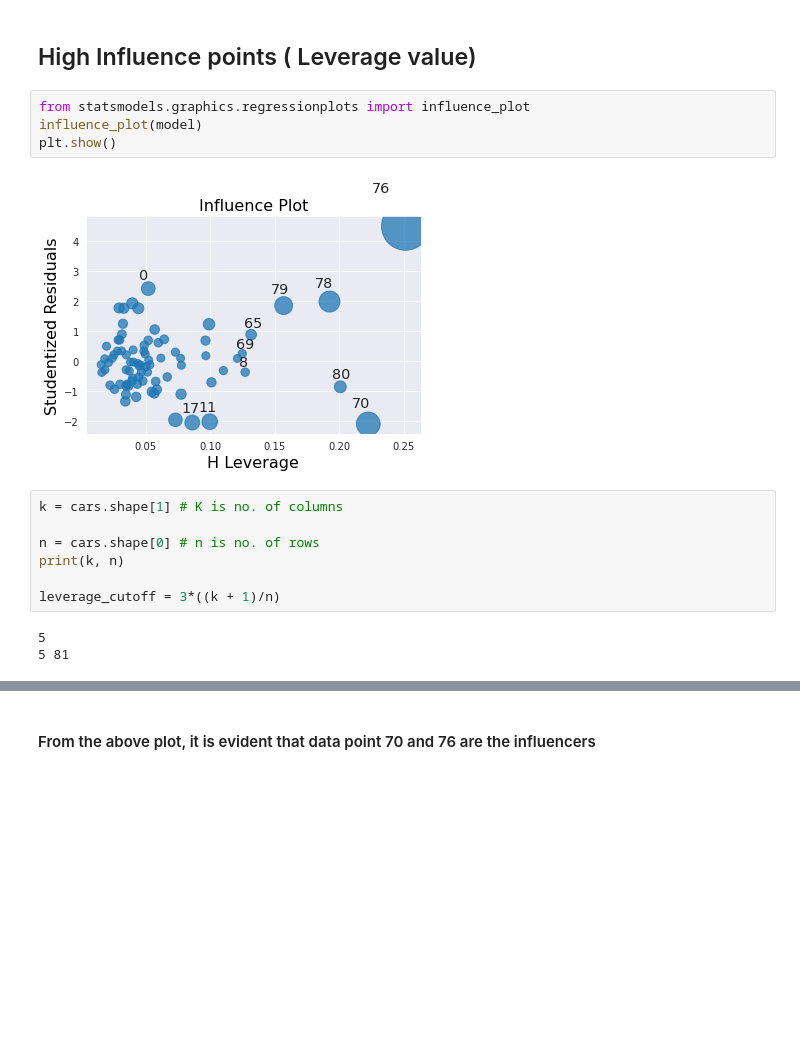
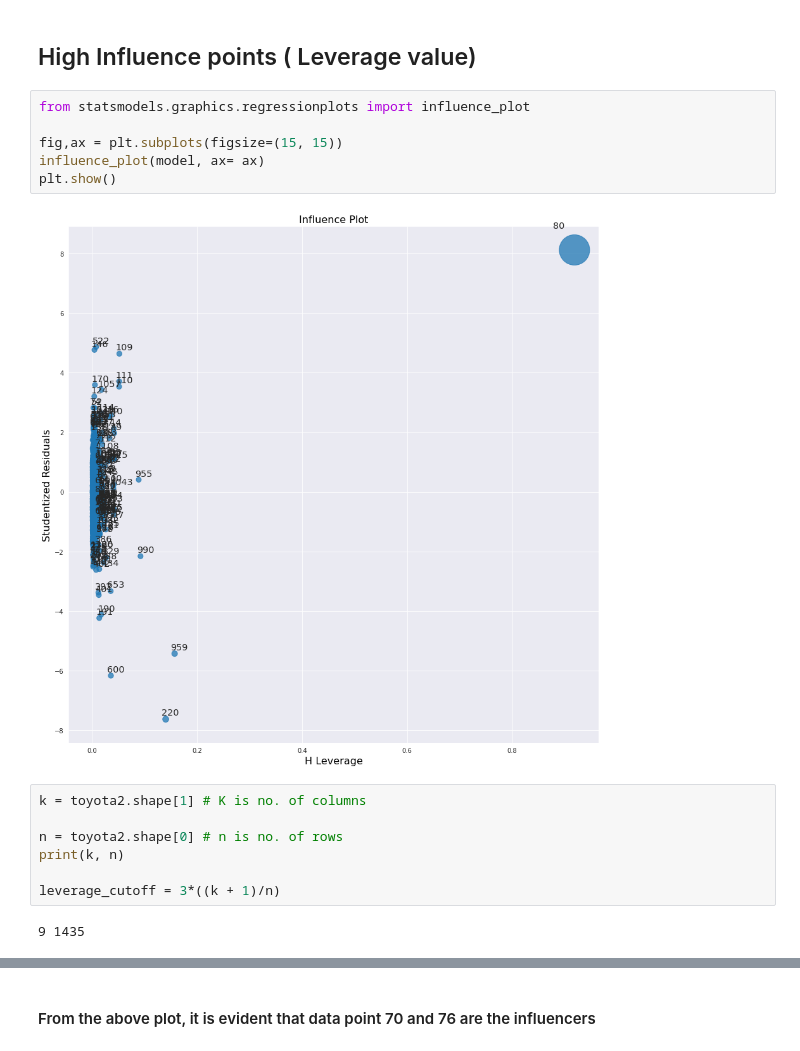
Before and after one commit to RiteshopShrivastava/Assignment_5_Multi_Linear_Regression_Toyota, a Jupyter notebook: Assignment_5_MLR_Toyota_Corolla.ipynb, the cells around one changed output, grey strips where cells are left out. Cells and saved outputs as stored; diff of their text form; blank space fills up the shorter version.

```diff
--- a/Assignment_5_MLR_Toyota_Corolla.ipynb
+++ b/Assignment_5_MLR_Toyota_Corolla.ipynb
@@ -454,20 +478,21 @@ plt.show()
 ## High Influence points ( Leverage value)
 # %%
 from statsmodels.graphics.regressionplots import influence_plot
-influence_plot(model)
+
+fig,ax = plt.subplots(figsize=(15, 15))
+influence_plot(model, ax= ax)
 plt.show()
 # %% [output]
-[figure, old version]
+[figure, new version]
 # %%
-k = cars.shape[1] # K is no. of columns
+k = toyota2.shape[1] # K is no. of columns
 
-n = cars.shape[0] # n is no. of rows
+n = toyota2.shape[0] # n is no. of rows
 print(k, n)
 
 leverage_cutoff = 3*((k + 1)/n)
 # %% [output]
-5
-5 81
+9 1435
 # %%
 leverage_cutoff
 # %% [output]
```
Also changed, not shown: parts of 12 cells of this notebook.
